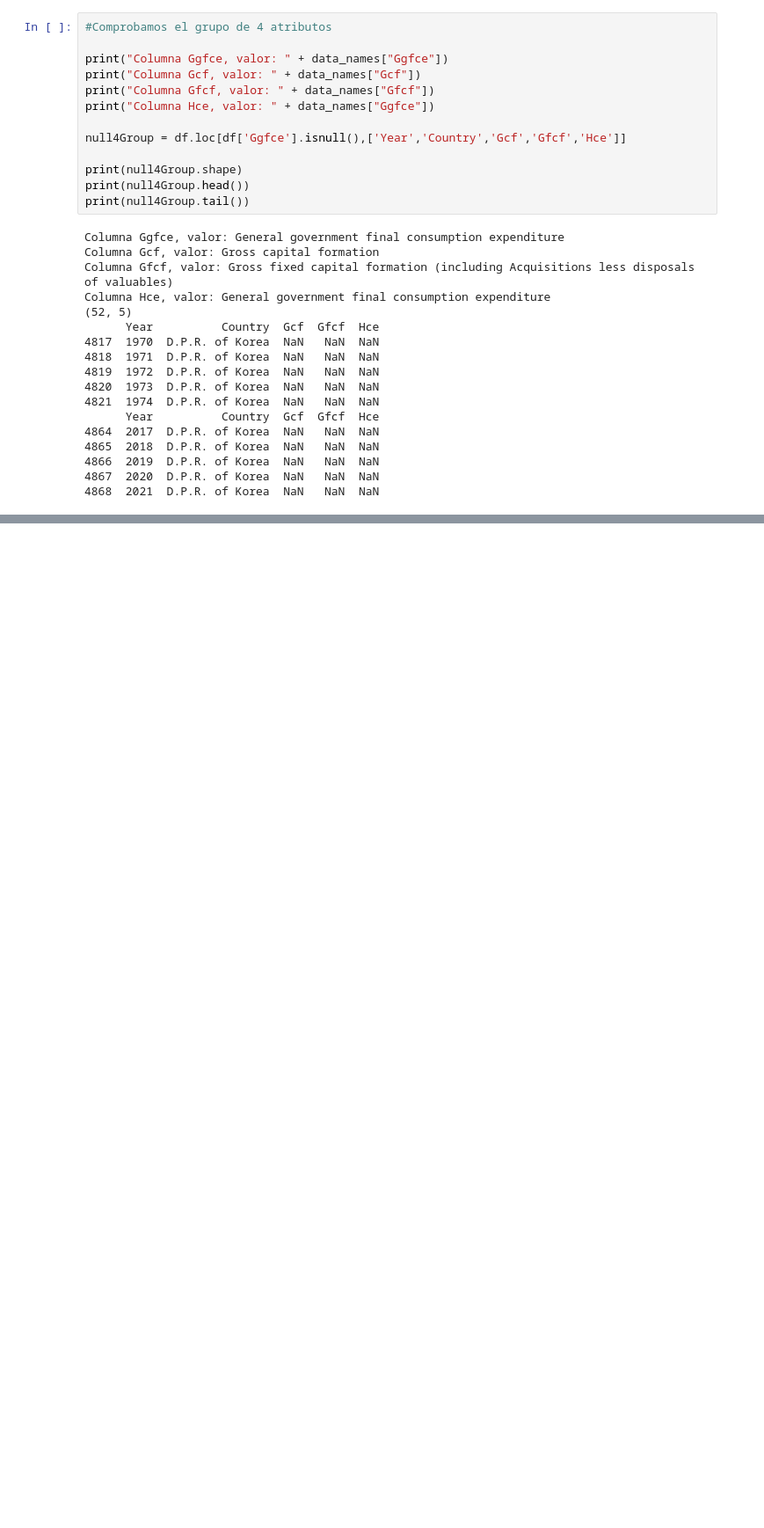
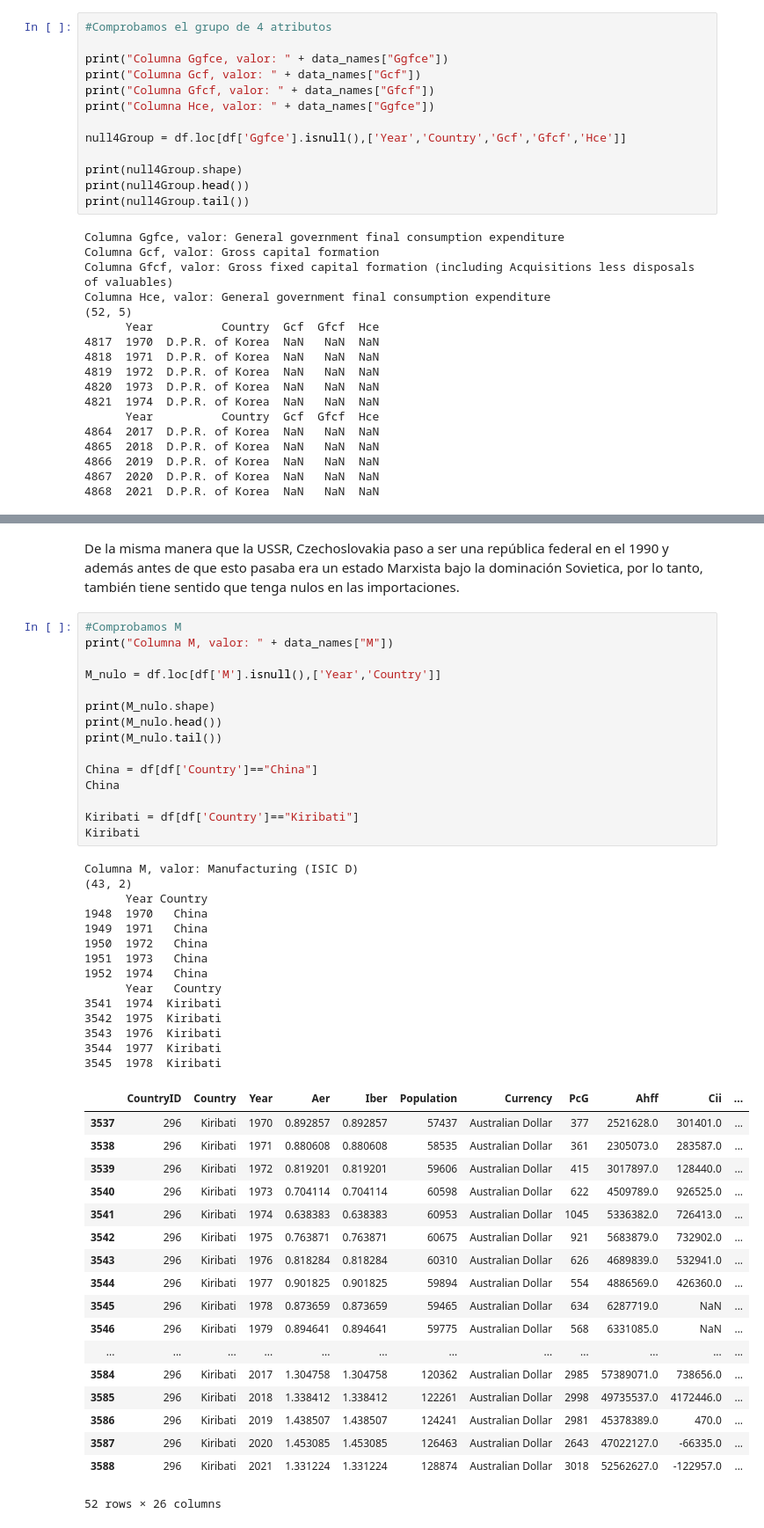
Before and after one commit to Didac-piferrer/MUDS, a Jupyter notebook: SBC/Agrupacion.ipynb, the cells around one changed output, grey strips where cells are left out. Shown: that part at 88% size. Drawn from its saved outputs; the diff is of its cells as text; blank space fills up the shorter version.

```diff
--- a/SBC/Agrupacion.ipynb
+++ b/SBC/Agrupacion.ipynb
@@ -222,0 +381,50 @@ Columna Hce, valor: General government final consumption expenditure
+# %% [markdown]
+De la misma manera que la USSR, Czechoslovakia paso a ser una república federal en el 1990 y además antes de que esto pasaba era un estado Marxista bajo la dominación Sovietica, por lo tanto, también tiene sentido que tenga nulos en las importaciones.
+# %%
+#Comprobamos M
+print("Columna M, valor: " + data_names["M"])
+
+M_nulo = df.loc[df['M'].isnull(),['Year','Country']]
+
+print(M_nulo.shape)
+print(M_nulo.head())
+print(M_nulo.tail())
+
+China = df[df['Country']=="China"]
+China
+
+Kiribati = df[df['Country']=="Kiribati"]
+Kiribati
+# %% [output]
+Columna M, valor: Manufacturing (ISIC D)
+(43, 2)
+      Year Country
+1948  1970   China
+1949  1971   China
+1950  1972   China
+1951  1973   China
+1952  1974   China
+      Year   Country
+3541  1974  Kiribati
+3542  1975  Kiribati
+3543  1976  Kiribati
+3544  1977  Kiribati
+3545  1978  Kiribati
+|  | CountryID | Country | Year | Aer | Iber | Population | Currency | PcG | Ahff | Cii | ... |
+| 3537 | 296 | Kiribati | 1970 | 0.892857 | 0.892857 | 57437 | Australian Dollar | 377 | 2521628.0 | 301401.0 | ... |
+| 3538 | 296 | Kiribati | 1971 | 0.880608 | 0.880608 | 58535 | Australian Dollar | 361 | 2305073.0 | 283587.0 | ... |
+| 3539 | 296 | Kiribati | 1972 | 0.819201 | 0.819201 | 59606 | Australian Dollar | 415 | 3017897.0 | 128440.0 | ... |
+| 3540 | 296 | Kiribati | 1973 | 0.704114 | 0.704114 | 60598 | Australian Dollar | 622 | 4509789.0 | 926525.0 | ... |
+| 3541 | 296 | Kiribati | 1974 | 0.638383 | 0.638383 | 60953 | Australian Dollar | 1045 | 5336382.0 | 726413.0 | ... |
+| 3542 | 296 | Kiribati | 1975 | 0.763871 | 0.763871 | 60675 | Australian Dollar | 921 | 5683879.0 | 732902.0 | ... |
+| 3543 | 296 | Kiribati | 1976 | 0.818284 | 0.818284 | 60310 | Australian Dollar | 626 | 4689839.0 | 532941.0 | ... |
+| 3544 | 296 | Kiribati | 1977 | 0.901825 | 0.901825 | 59894 | Australian Dollar | 554 | 4886569.0 | 426360.0 | ... |
+| 3545 | 296 | Kiribati | 1978 | 0.873659 | 0.873659 | 59465 | Australian Dollar | 634 | 6287719.0 | NaN | ... |
+| 3546 | 296 | Kiribati | 1979 | 0.894641 | 0.894641 | 59775 | Australian Dollar | 568 | 6331085.0 | NaN | ... |
+| ... | ... | ... | ... | ... | ... | ... | ... | ... | ... | ... | ... |
+| 3584 | 296 | Kiribati | 2017 | 1.304758 | 1.304758 | 120362 | Australian Dollar | 2985 | 57389071.0 | 738656.0 | ... |
+| 3585 | 296 | Kiribati | 2018 | 1.338412 | 1.338412 | 122261 | Australian Dollar | 2998 | 49735537.0 | 4172446.0 | ... |
+| 3586 | 296 | Kiribati | 2019 | 1.438507 | 1.438507 | 124241 | Australian Dollar | 2981 | 45378389.0 | 470.0 | ... |
+| 3587 | 296 | Kiribati | 2020 | 1.453085 | 1.453085 | 126463 | Australian Dollar | 2643 | 47022127.0 | -66335.0 | ... |
+| 3588 | 296 | Kiribati | 2021 | 1.331224 | 1.331224 | 128874 | Australian Dollar | 3018 | 52562627.0 | -122957.0 | ... |
+52 rows × 26 columns
```
Also changed, not shown: parts of 11 cells of this notebook.
